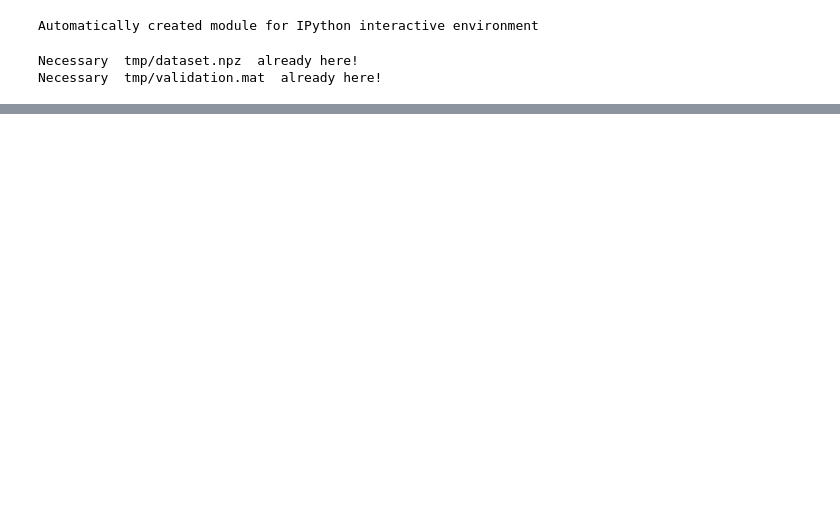
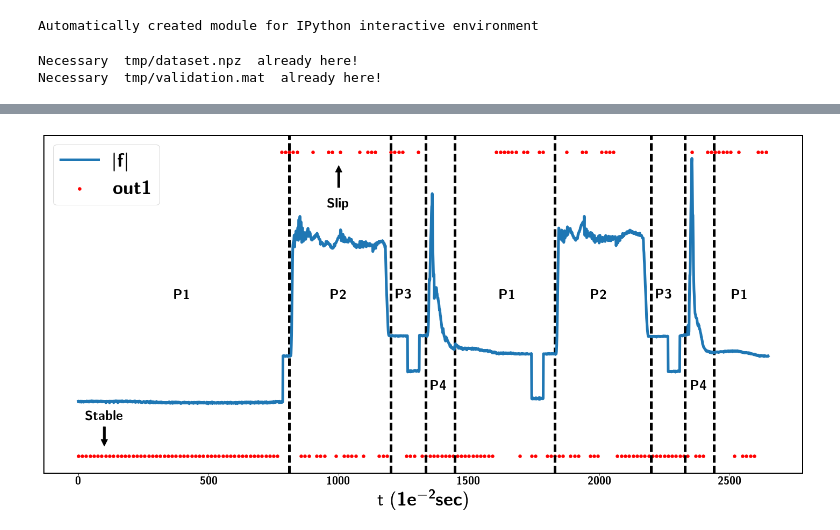
Before and after one commit to jagrio/MachineLearningSlippage, a Jupyter notebook: MLslippagesrc/MLslippage/ml_training.ipynb, the cells around one changed output, grey strips where cells are left out. Cells and saved outputs as stored; diff of their text form; code cells hidden in the pictures; blank space fills up the shorter version.

```diff
--- a/MLslippagesrc/MLslippage/ml_training.ipynb
+++ b/MLslippagesrc/MLslippage/ml_training.ipynb
@@ -347,7 +347,9 @@ def lab(f):
 def compute_prefeat(f):
     print "---------------------------------------- COMPUTING PREFEATURES -----------------------------------------"
     prefeatfn = np.array([sf,ft,fn,ftn,lab]) # convert to np.array to be easily indexed by a list
-    prefeat = np.array([np.array([prfn(f[i]) for prfn in prefeatfn[prefeatid]]).transpose() for i in range(len(f))])
+    prefeat = [np.array([prfn(f[i]) for prfn in prefeatfn[prefeatid]]).transpose() for i in range(len(f))]
+    prefeat.append(prefeat[-1][:-1])
+    prefeat = np.array(prefeat)[:-1]
     print prefeat.shape,":",[p.shape for p in prefeat]
     return prefeat
 # %%
@@ -412,8 +414,10 @@ def feature_extraction(prefeat, member, featfile=featfile, name='feat_'):
             features.append(tmp[:,:,:-1])
             labels.append(tmp[:,0,-1])
         print("Features NOT FOUND PRECOMPUTED! Feature Computation DONE in: %s seconds " % (time.time() - start_time))
-        features = np.array(features)
-        labels = np.array(labels)
+        features.append(tmp[:-1,:,:-1])
+        features = np.array(features)[:-1]
+        labels.append(tmp[:-1,0,-1])
+        labels = np.array(labels)[:-1]
         print 'features: ',features.shape,[ftmp.shape for ftmp in features]
         print 'labels: ', labels.shape,[l.shape for l in labels]
         np.savez(featfile,features=features,labels=labels)
@@ -489,6 +493,8 @@ def computeXY(features,labels,new_labels,m1,m2,XYfile=XYfile,XYsplitfile=XYsplit
             print 'Gathered -> X[',k,']: ',X[k].shape,', Y[',k,']: ',Y[k].shape,', Yn[',k,']: ',Yn[k].shape
             X[k] = np.array([X[k][:,:,i] for i in range(X[k].shape[2])])
             tmp_sampling = int(round(X[k].shape[1]*1./samplesperdataset))
+            if tmp_sampling == 0:
+                tmp_sampling = 1
             X[k] = X[k][0,::tmp_sampling,:]
             Y[k] = Y[k][::tmp_sampling]
             Yn[k] = Yn[k][::tmp_sampling]
@@ -1147,0 +1155,69 @@ IndexError: index 2 is out of bounds for axis 0 with size 2
+# %%
+subfeats = ['AFFT','FREQ','TIME','BOTH']
+feats = ['fnorm','ftfn','fnormftfn']
+matplotlib.rcParams['text.usetex'] = True
+
+fileid = datapath+'results1/'+filename1(0,3,0,5)+'.npz'
+fileidb = datapath+'results1/'+filename1(0,0,0,5)+'.npz'
+fileid5 = datapath+'results5/'+filename5(0,3,0,1,2,3,4,5)+'.npz'
+fileid5b = datapath+'results5/'+filename5(0,0,0,1,2,3,4,5)+'.npz'
+model = np.load(fileid)['model'][0]
+modelb = np.load(fileidb)['model'][0]
+model5 = np.load(fileid5)['model'][0]
+model5b = np.load(fileid5b)['model'][0]
+Yout = model.predict(Xsp[0])
+Youtb = modelb.predict(Xsp[0][:,-window-2:-window/2-1])
+Yout5 = model5.predict(Xsp[0])
+Yout5b = model5b.predict(Xsp[0][:,-window-2:-window/2-1])
+print Yout.shape, Yout5.shape, Yout5b.shape
+plt.rc('text', usetex=True)
+plt.rc('axes', linewidth=2)
+plt.rc('font', weight='bold')
+plt.rcParams['text.latex.preamble'] = [r'\usepackage{sfmath} \boldmath']
+ax = plt.figure(figsize=(20,10))
+p = plt.scatter(range(len(Yout[50:2700]))[::15],Yout[50:2700][::15]+0.02,color='red',s=30)
+plt.hold
+plt.text(100, 0.15, r'\textbf{Stable}', ha="center", va="center", rotation=0,
+            size=25)
+plt.text(1000, 0.85, r'\textbf{Slip}', ha="center", va="center", rotation=0,
+            size=25)
+plt.annotate('', fontsize=10, xy=(100, 0.05), xytext=(100, 0.12),
+            arrowprops=dict(facecolor='black', shrink=0.05))
+plt.annotate('', xy=(1000, 0.98), xytext=(1000, 0.9),
+            arrowprops=dict(facecolor='black', shrink=0.05))
+plt.text(400, 0.55, r'\textbf{P1}', ha="center", va="center", rotation=0,
+            size=25)
+plt.axvline(x=810,linestyle='dashed',color='black',linewidth=5)
+plt.text(1000, 0.55, r'\textbf{P2}', ha="center", va="center", rotation=0,
+            size=25)
+plt.axvline(x=1200,linestyle='dashed',color='black',linewidth=5)
+plt.text(1250, 0.55, r'\textbf{P3}', ha="center", va="center", rotation=0,
+            size=25)
+plt.axvline(x=1335,linestyle='dashed',color='black',linewidth=5)
+plt.text(1385, 0.25, r'\textbf{P4}', ha="center", va="center", rotation=0,
+            size=25)
+plt.axvline(x=1445,linestyle='dashed',color='black',linewidth=5)
+plt.text(1650, 0.55, r'\textbf{P1}', ha="center", va="center", rotation=0,
+            size=25)
+plt.axvline(x=1830,linestyle='dashed',color='black',linewidth=5)
+plt.text(2000, 0.55, r'\textbf{P2}', ha="center", va="center", rotation=0,
+            size=25)
+plt.axvline(x=2200,linestyle='dashed',color='black',linewidth=5)
+plt.text(2250, 0.55, r'\textbf{P3}', ha="center", va="center", rotation=0,
+            size=25)
+plt.axvline(x=2330,linestyle='dashed',color='black',linewidth=5)
+plt.text(2385, 0.25, r'\textbf{P4}', ha="center", va="center", rotation=0,
+            size=25)
+plt.axvline(x=2440,linestyle='dashed',color='black',linewidth=5)
+plt.text(2540, 0.55, r'\textbf{P1}', ha="center", va="center", rotation=0,
+            size=25)
+
+tf = np.linalg.norm(f[0][2000::20][:2650],axis=1)
+p1, = plt.plot(tf/max(tf),linewidth=5)
+plt.xlabel(r't ($1e^{-2} sec$)',fontsize=35)
+plt.yticks([])
+plt.legend([p1,p],[r'$|\textbf{f}|$',r'\textbf{out1}'],loc=2, prop={'size': 35})
+plt.tick_params(labelsize=20)
+plt.tight_layout()
+savefig('validation.pdf', bbox_inches='tight')
+# %% [output]
@@ -1147,0 +1225 @@ IndexError: index 2 is out of bounds for axis 0 with size 2
+[figure, added]
```
Also changed, not shown: parts of 3 cells of this notebook, 1 other file.
